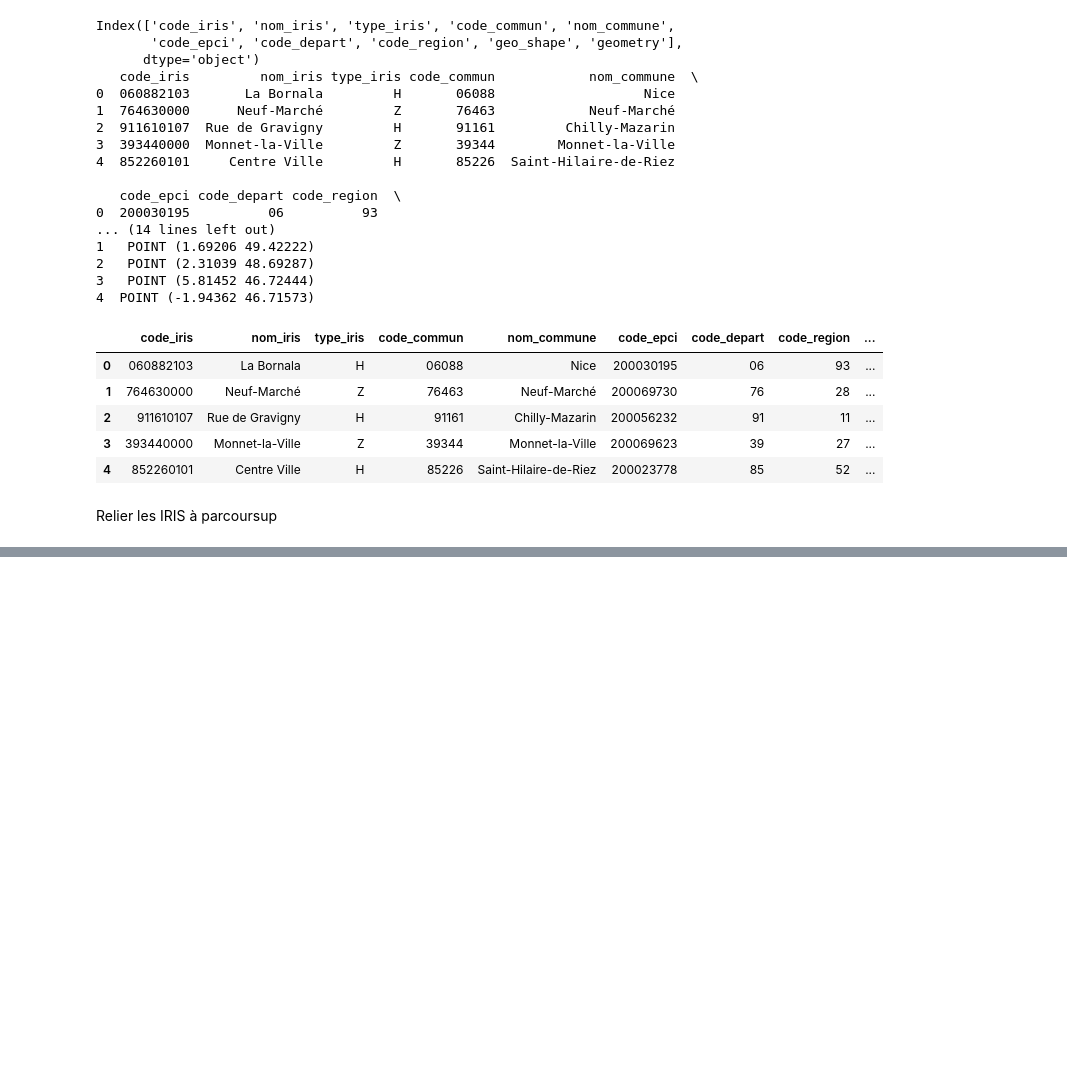
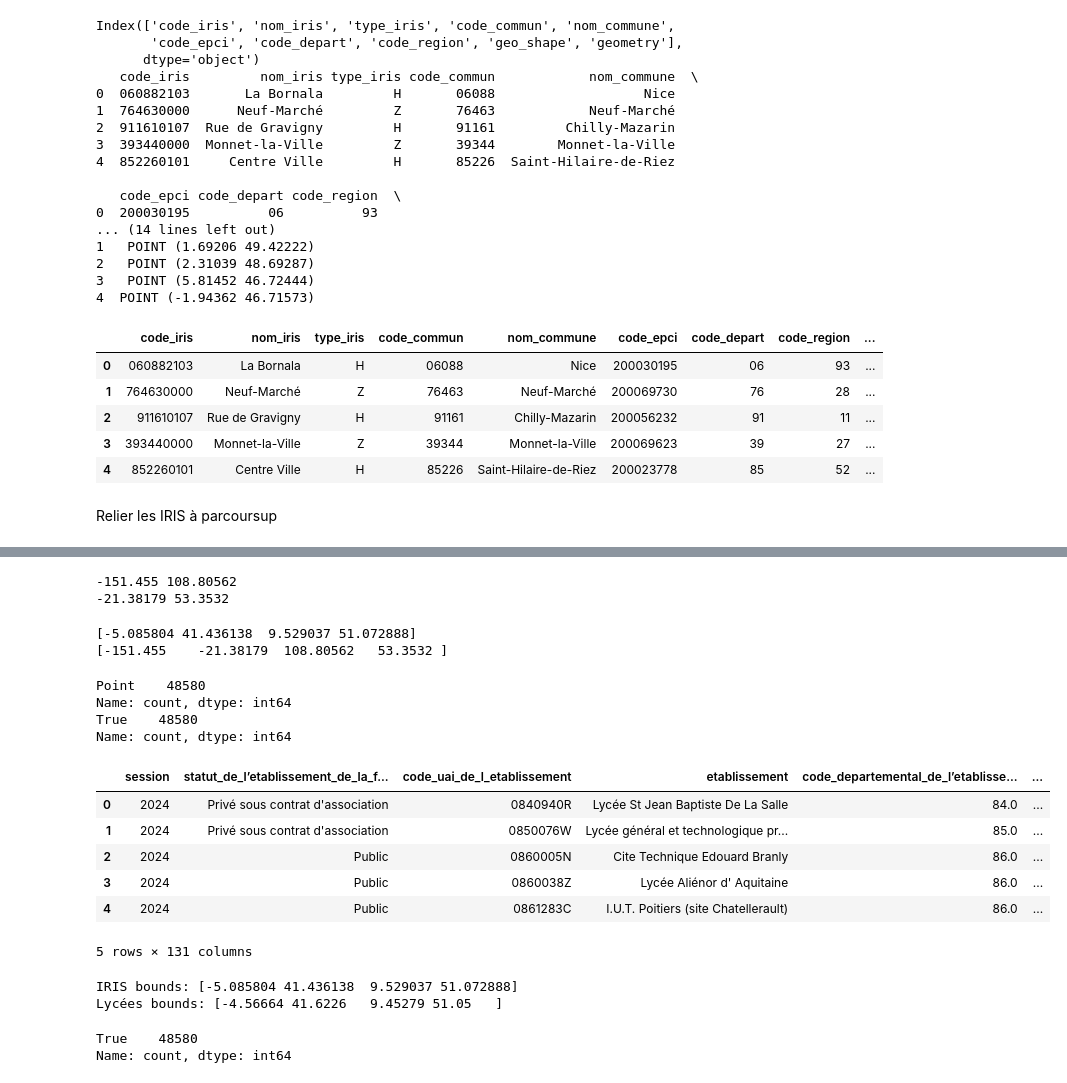
Before and after one commit to margaux-heam/projet_python, a Jupyter notebook: code.ipynb, the cells around one changed output, grey strips where cells are left out. Cells and saved outputs as stored; diff of their text form; code cells hidden in the pictures; blank space fills up the shorter version.

```diff
--- a/code.ipynb
+++ b/code.ipynb
@@ -139,0 +243,49 @@ AttributeError: 'str' object has no attribute 'columns'
+# %%
+print(lycees.geometry.x.min(), lycees.geometry.x.max())
+print(lycees.geometry.y.min(), lycees.geometry.y.max())
+# %% [output]
+-151.455 108.80562
+-21.38179 53.3532
+# %%
+print(iris.total_bounds)
+print(lycees.total_bounds)
+# %% [output]
+[-5.085804 41.436138  9.529037 51.072888]
+[-151.455    -21.38179  108.80562   53.3532 ]
+# %%
+minx, miny, maxx, maxy = iris.total_bounds
+lycees_fr = lycees.cx[minx:maxx, miny:maxy]
+# %%
+print(iris.geom_type.value_counts())
+print(iris.is_valid.value_counts())
+# %% [output]
+Point    48580
+Name: count, dtype: int64
+True    48580
+Name: count, dtype: int64
+# %%
+lycees_iris = gpd.sjoin(lycees_fr, iris, how="left", predicate="within")
+lycees_iris.head()
+# %% [output]
+|  | session | statut_de_l’etablissement_de_la_f... | code_uai_de_l_etablissement | etablissement | code_departemental_de_l’etablisse... | ... |
+| 0 | 2024 | Privé sous contrat d'association | 0840940R | Lycée St Jean Baptiste De La Salle | 84.0 | ... |
+| 1 | 2024 | Privé sous contrat d'association | 0850076W | Lycée général et technologique pr... | 85.0 | ... |
+| 2 | 2024 | Public | 0860005N | Cite Technique Edouard Branly | 86.0 | ... |
+| 3 | 2024 | Public | 0860038Z | Lycée Aliénor d' Aquitaine | 86.0 | ... |
+| 4 | 2024 | Public | 0861283C | I.U.T. Poitiers (site Chatellerault) | 86.0 | ... |
+5 rows × 131 columns
+# %%
+# Assurer CRS identiques
+lycees = lycees_fr.set_crs(iris.crs, allow_override=True)
+
+# Vérifier chevauchement des limites
+print("IRIS bounds:", iris.total_bounds)
+print("Lycées bounds:", lycees.total_bounds)
+# %% [output]
+IRIS bounds: [-5.085804 41.436138  9.529037 51.072888]
+Lycées bounds: [-4.56664 41.6226   9.45279 51.05   ]
+# %%
+print(iris.is_valid.value_counts())
+# %% [output]
+True    48580
+Name: count, dtype: int64
```
Also changed, not shown: parts of 18 cells of this notebook.
